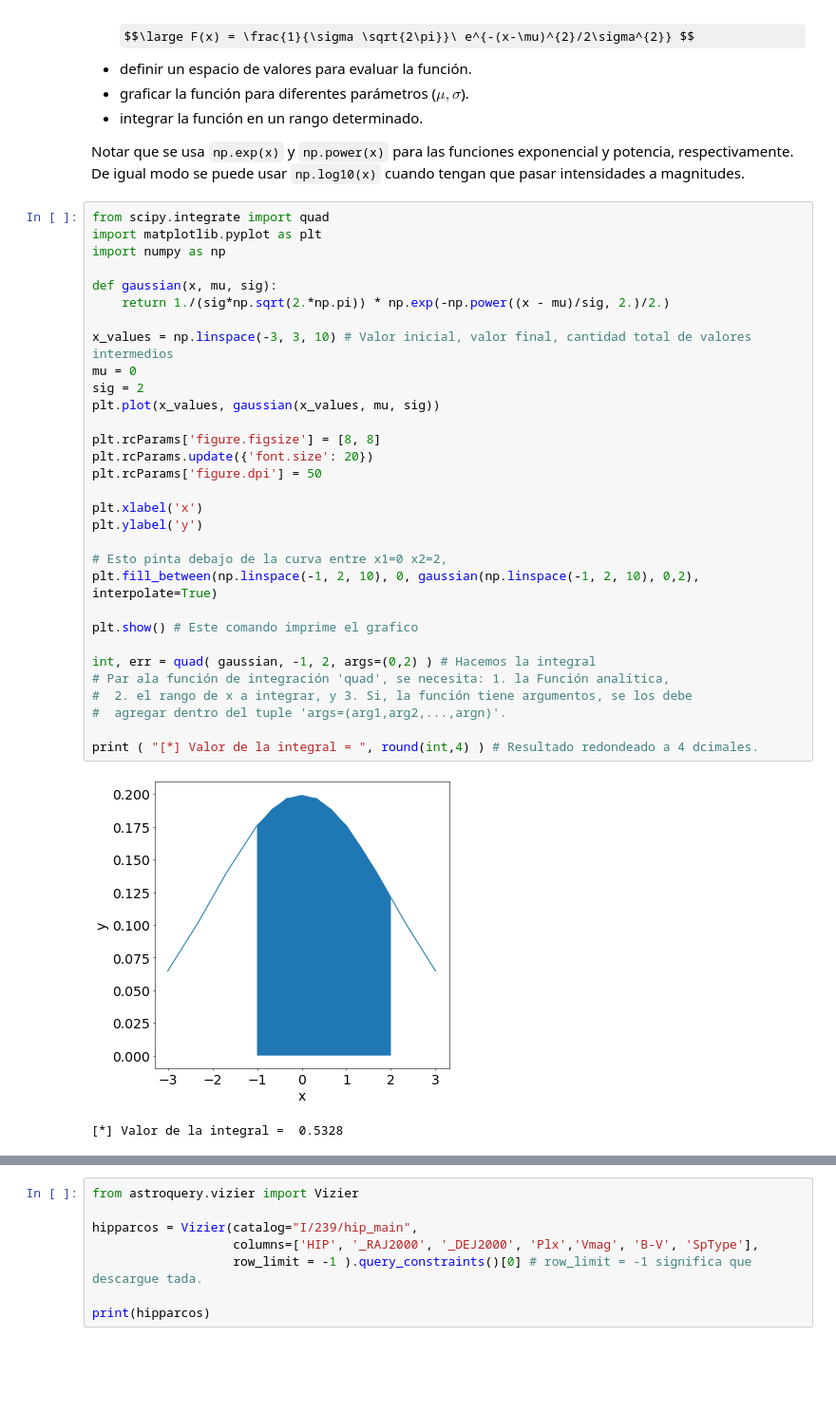
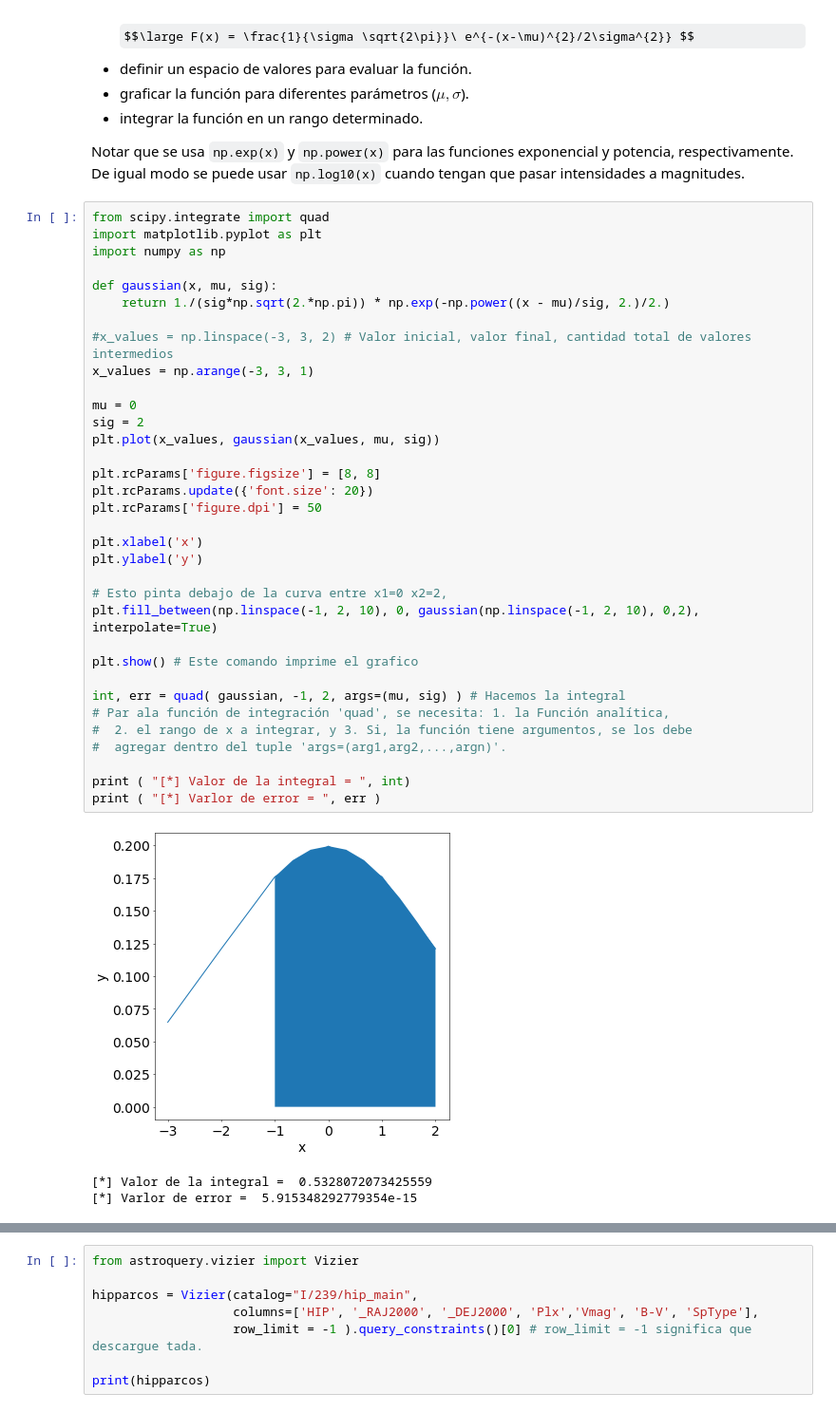
Before and after one commit to JPCalderon/Astronomia-Estelar, a Jupyter notebook: docs/Tutorial_notebook.ipynb, the cells around one changed output, grey strips where cells are left out. Shown at 95% size. Cells and saved outputs as stored; diff of their text form; some formulas as TeX source; blank space fills up the shorter version.

```diff
--- a/docs/Tutorial_notebook.ipynb
+++ b/docs/Tutorial_notebook.ipynb
@@ -209,34 +209,38 @@
 # %%
 from scipy.integrate import quad
 import matplotlib.pyplot as plt
 import numpy as np
 
 def gaussian(x, mu, sig):
     return 1./(sig*np.sqrt(2.*np.pi)) * np.exp(-np.power((x - mu)/sig, 2.)/2.)
 
-x_values = np.linspace(-3, 3, 10) # Valor inicial, valor final, cantidad total de valores intermedios
+#x_values = np.linspace(-3, 3, 2) # Valor inicial, valor final, cantidad total de valores intermedios
+x_values = np.arange(-3, 3, 1)
+
 mu = 0
 sig = 2
 plt.plot(x_values, gaussian(x_values, mu, sig))
 
 plt.rcParams['figure.figsize'] = [8, 8]
 plt.rcParams.update({'font.size': 20})
 plt.rcParams['figure.dpi'] = 50
 
 plt.xlabel('x')
 plt.ylabel('y')
 
 # Esto pinta debajo de la curva entre x1=0 x2=2,
 plt.fill_between(np.linspace(-1, 2, 10), 0, gaussian(np.linspace(-1, 2, 10), 0,2), interpolate=True)
 
 plt.show() # Este comando imprime el grafico
 
-int, err = quad( gaussian, -1, 2, args=(0,2) ) # Hacemos la integral
+int, err = quad( gaussian, -1, 2, args=(mu, sig) ) # Hacemos la integral
 # Par ala función de integración 'quad', se necesita: 1. la Función analítica,
 #  2. el rango de x a integrar, y 3. Si, la función tiene argumentos, se los debe
 #  agregar dentro del tuple 'args=(arg1,arg2,...,argn)'.
 
-print ( "[*] Valor de la integral = ", round(int,4) ) # Resultado redondeado a 4 dcimales.
+print ( "[*] Valor de la integral = ", int)
+print ( "[*] Varlor de error = ", err )
 # %% [output]
-[figure, old version]
+[figure, new version]
-[*] Valor de la integral =  0.5328
+[*] Valor de la integral =  0.5328072073425559
+[*] Varlor de error =  5.915348292779354e-15
```
Also changed, not shown: parts of 2 cells of this notebook, 2 other files.
